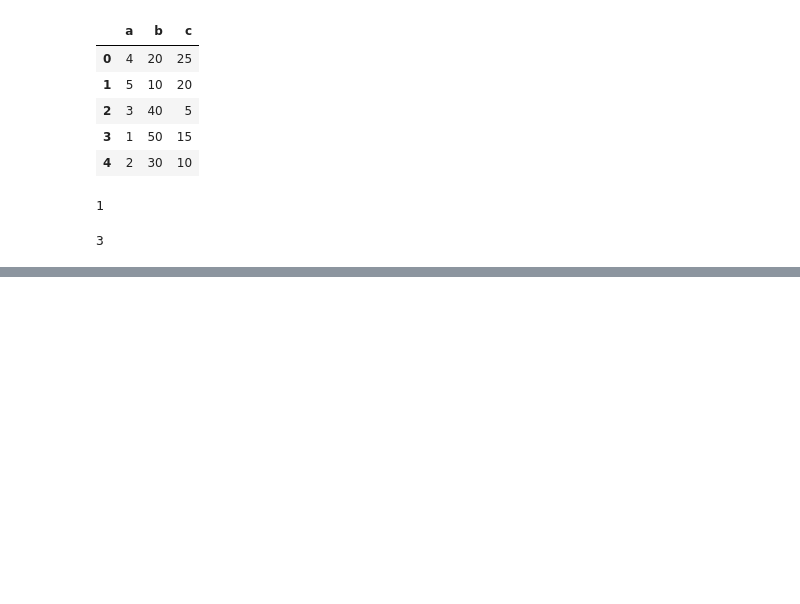
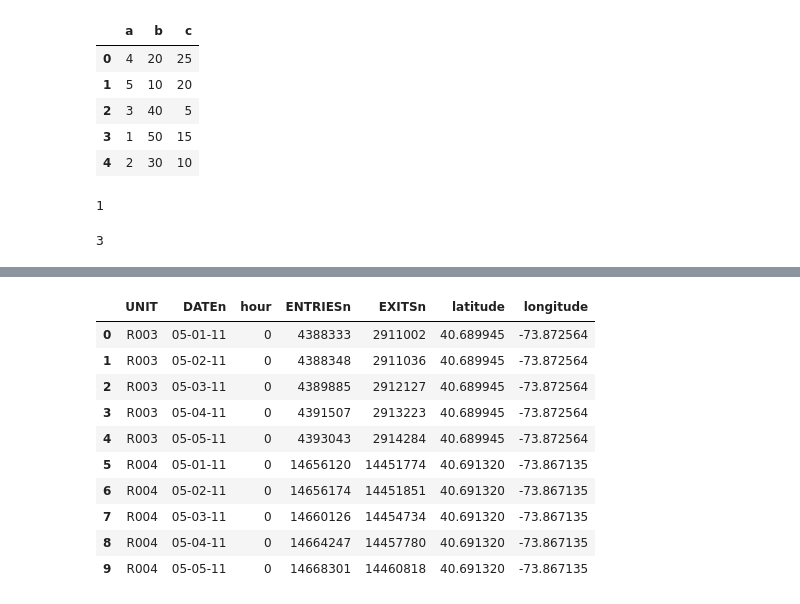
Before and after one commit to ismailomodara/learning-numpy-pandas, a Jupyter notebook: 02-numpy-and-pands-2D/pandas.ipynb, the cells around one changed output, grey strips where cells are left out. Saved outputs shown, nothing was run; the diff lists cells and outputs as text; code cells hidden in the pictures; blank space fills up the shorter version.

```diff
--- a/02-numpy-and-pands-2D/pandas.ipynb
+++ b/02-numpy-and-pands-2D/pandas.ipynb
@@ -440,0 +744,14 @@ df['a'].loc[]
+# %%
+subway_df
+# %% [output]
+|  | UNIT | DATEn | hour | ENTRIESn | EXITSn | latitude | longitude |
+| 0 | R003 | 05-01-11 | 0 | 4388333 | 2911002 | 40.689945 | -73.872564 |
+| 1 | R003 | 05-02-11 | 0 | 4388348 | 2911036 | 40.689945 | -73.872564 |
+| 2 | R003 | 05-03-11 | 0 | 4389885 | 2912127 | 40.689945 | -73.872564 |
+| 3 | R003 | 05-04-11 | 0 | 4391507 | 2913223 | 40.689945 | -73.872564 |
+| 4 | R003 | 05-05-11 | 0 | 4393043 | 2914284 | 40.689945 | -73.872564 |
+| 5 | R004 | 05-01-11 | 0 | 14656120 | 14451774 | 40.691320 | -73.867135 |
+| 6 | R004 | 05-02-11 | 0 | 14656174 | 14451851 | 40.691320 | -73.867135 |
+| 7 | R004 | 05-03-11 | 0 | 14660126 | 14454734 | 40.691320 | -73.867135 |
+| 8 | R004 | 05-04-11 | 0 | 14664247 | 14457780 | 40.691320 | -73.867135 |
+| 9 | R004 | 05-05-11 | 0 | 14668301 | 14460818 | 40.691320 | -73.867135 |
```
Also changed, not shown: parts of 42 cells of this notebook, 1 other file.
